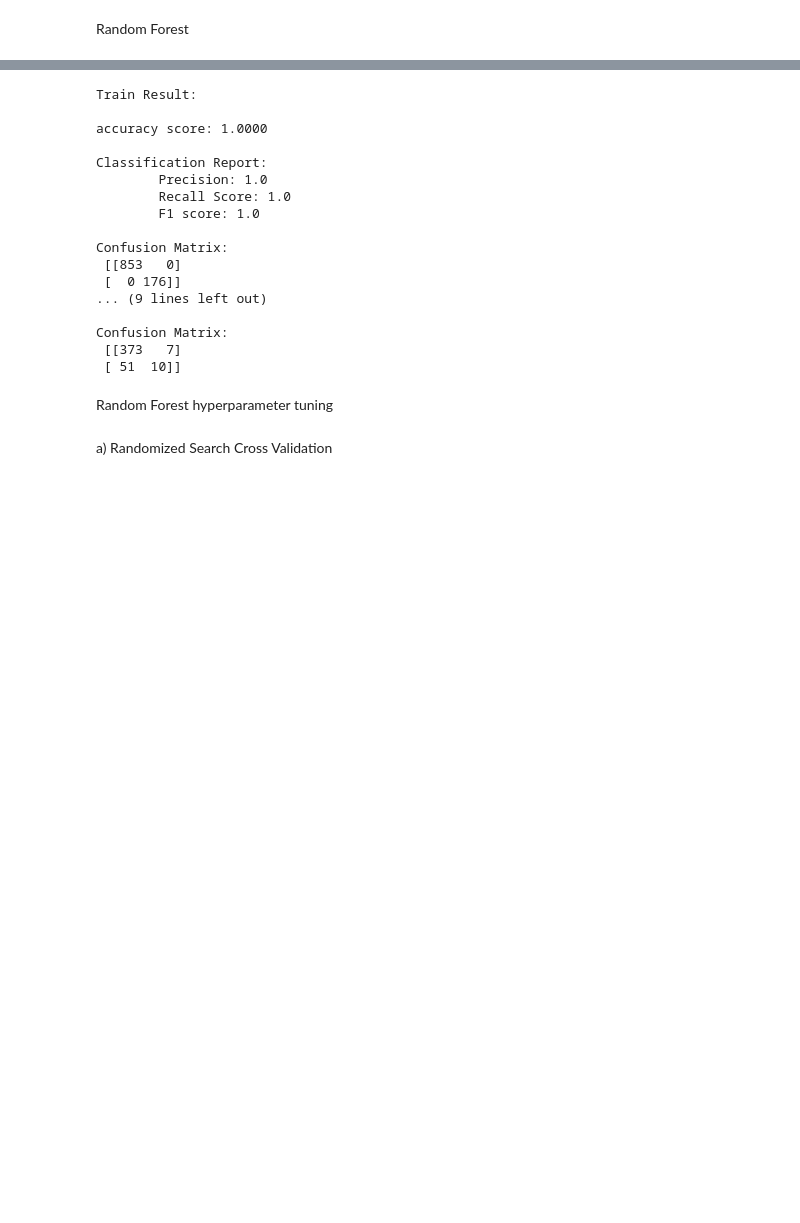
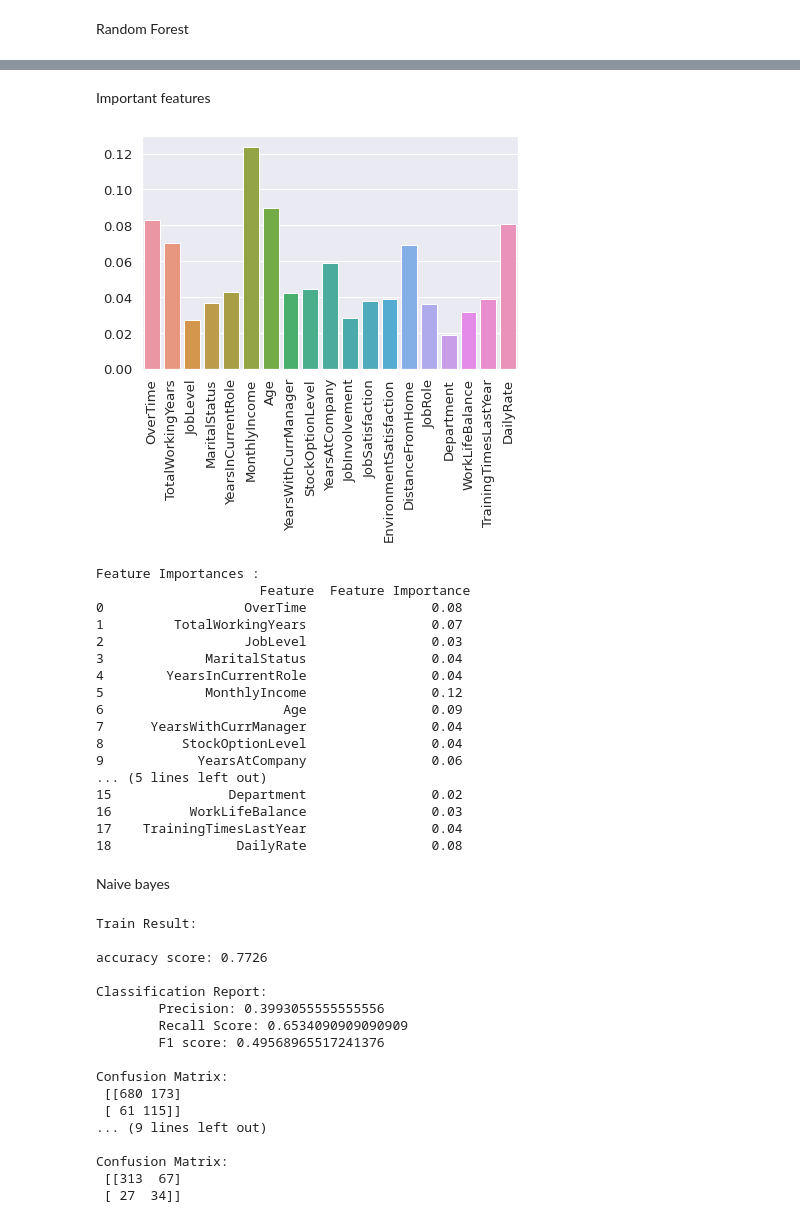
Before and after one commit to chaitanyam1/ML-LAB-WORK, a Jupyter notebook: ML_lab_8.ipynb, the cells around one changed output, grey strips where cells are left out. Drawn from its saved outputs; the diff is of its cells as text; code cells hidden in the pictures; blank space fills up the shorter version.

```diff
--- a/ML_lab_8.ipynb
+++ b/ML_lab_8.ipynb
@@ -339,30 +383,58 @@ Random Forest
+# %% [markdown]
+Important features
+# %%
+imps = rand_forest.feature_importances_
+
+sns.barplot(x=X_train.columns,y=imps)
+plt.xticks(rotation=90)
+plt.show()
+
+d = dict(zip(X_train.columns,imps))
+imp_df = pd.DataFrame(d.items(),columns=['Feature','Feature Importance'])
+print('Feature Importances : \n',imp_df)
+# %% [output]
+[figure, added]
+Feature Importances :
+                     Feature  Feature Importance
+0                  OverTime                0.08
+1         TotalWorkingYears                0.07
+2                  JobLevel                0.03
+3             MaritalStatus                0.04
+4        YearsInCurrentRole                0.04
+5             MonthlyIncome                0.12
+6                       Age                0.09
+7      YearsWithCurrManager                0.04
+8          StockOptionLevel                0.04
+9            YearsAtCompany                0.06
+... (5 lines left out)
+15               Department                0.02
+16          WorkLifeBalance                0.03
+17    TrainingTimesLastYear                0.04
+18                DailyRate                0.08
+# %% [markdown]
+Naive bayes
 # %%
-from sklearn.ensemble import RandomForestClassifier
+from sklearn.naive_bayes import GaussianNB
 
-rand_forest = RandomForestClassifier(n_estimators=100)
-rand_forest.fit(X_train, y_train)
-
-print_score(rand_forest, X_train, y_train, X_test, y_test, train=True)
-print_score(rand_forest, X_train, y_train, X_test, y_test, train=False)
+nb_model = GaussianNB()
+nb_model.fit(X_train,y_train)
+print_score(nb_model, X_train, y_train, X_test, y_test, train=True)
+print_score(nb_model, X_train, y_train, X_test, y_test, train=False)
 # %% [output]
 Train Result:
 
-accuracy score: 1.0000
+accuracy score: 0.7726
 
 Classification Report:
-        Precision: 1.0
-        Recall Score: 1.0
-        F1 score: 1.0
+        Precision: 0.3993055555555556
+        Recall Score: 0.6534090909090909
+        F1 score: 0.49568965517241376
 
 Confusion Matrix:
- [[853   0]
- [  0 176]]
+ [[680 173]
+ [ 61 115]]
 ... (9 lines left out)
 
 Confusion Matrix:
- [[373   7]
- [ 51  10]]
+ [[313  67]
+ [ 27  34]]
-# %% [markdown]
-Random Forest hyperparameter tuning
-# %% [markdown]
-a) Randomized Search Cross Validation
```
Also changed, not shown: parts of 10 cells of this notebook.
